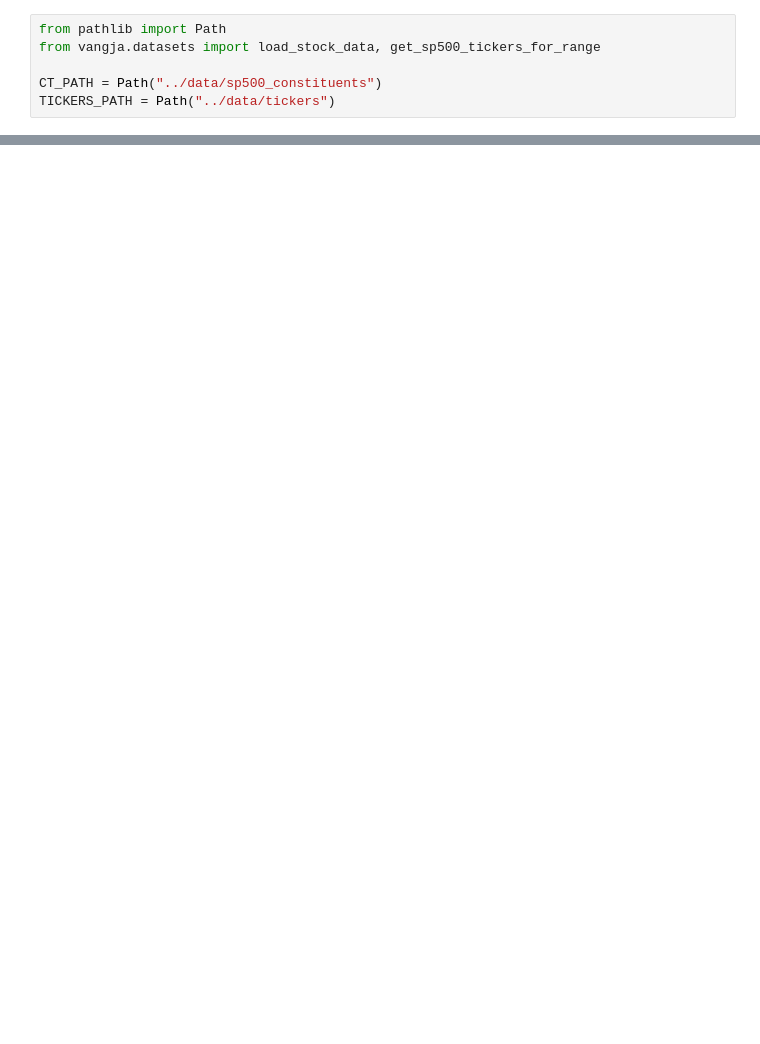
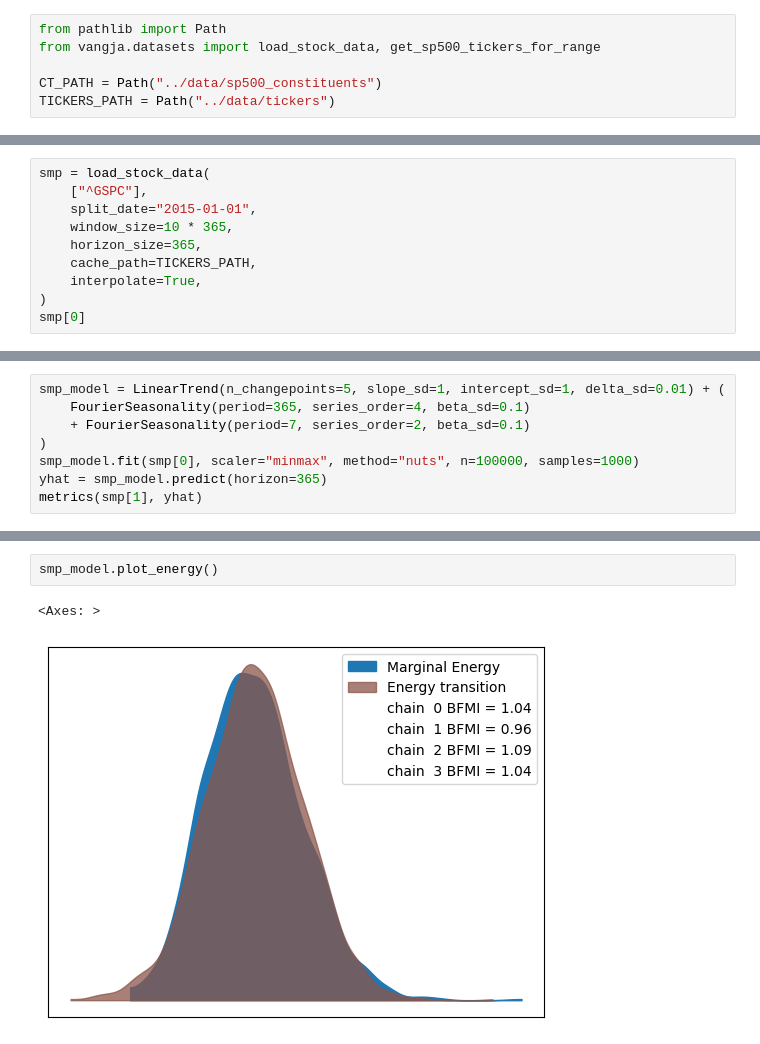
Before and after one commit to jovan-krajevski/vangja, a Jupyter notebook: docs/source/notebooks/01_case_stydy_stocks.ipynb, the cells around one changed output, grey strips where cells are left out. Drawn from its saved outputs; the diff is of its cells as text; blank space fills up the shorter version.

```diff
--- a/docs/source/notebooks/01_case_stydy_stocks.ipynb
+++ b/docs/source/notebooks/01_case_stydy_stocks.ipynb
@@ -11,0 +12,10 @@ len(tickers)
+# %%
+smp = load_stock_data(
+    ["^GSPC"],
+    split_date="2015-01-01",
+    window_size=10 * 365,
+    horizon_size=365,
+    cache_path=TICKERS_PATH,
+    interpolate=True,
+)
+smp[0]
@@ -11,0 +44,8 @@ len(tickers)
+# %%
+smp_model = LinearTrend(n_changepoints=5, slope_sd=1, intercept_sd=1, delta_sd=0.01) + (
+    FourierSeasonality(period=365, series_order=4, beta_sd=0.1)
+    + FourierSeasonality(period=7, series_order=2, beta_sd=0.1)
+)
+smp_model.fit(smp[0], scaler="minmax", method="nuts", n=100000, samples=1000)
+yhat = smp_model.predict(horizon=365)
+metrics(smp[1], yhat)
@@ -11,0 +60,5 @@ len(tickers)
+# %%
+smp_model.plot_energy()
+# %% [output]
+<Axes: >
+[figure, added]
```
Also changed, not shown: parts of 16 cells of this notebook, 1 other file.
